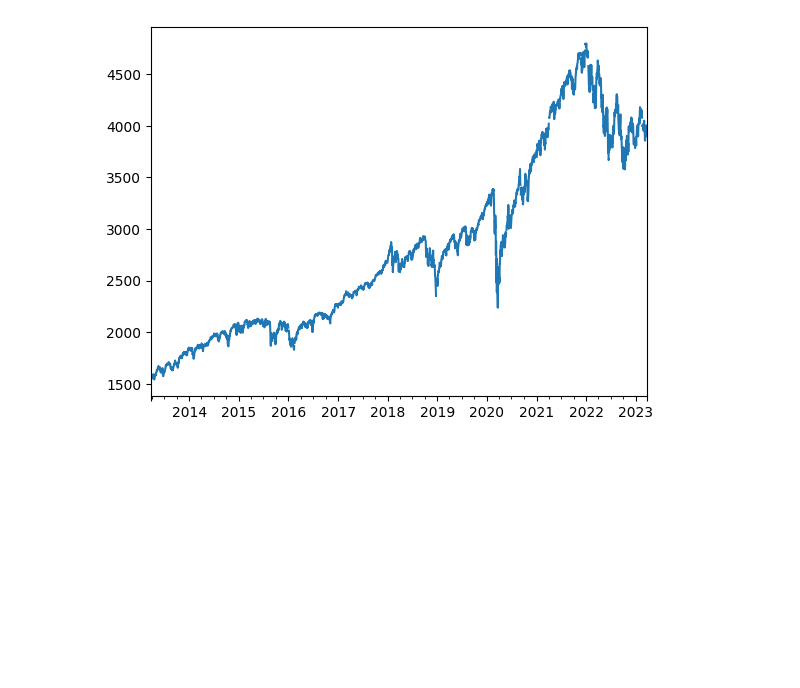
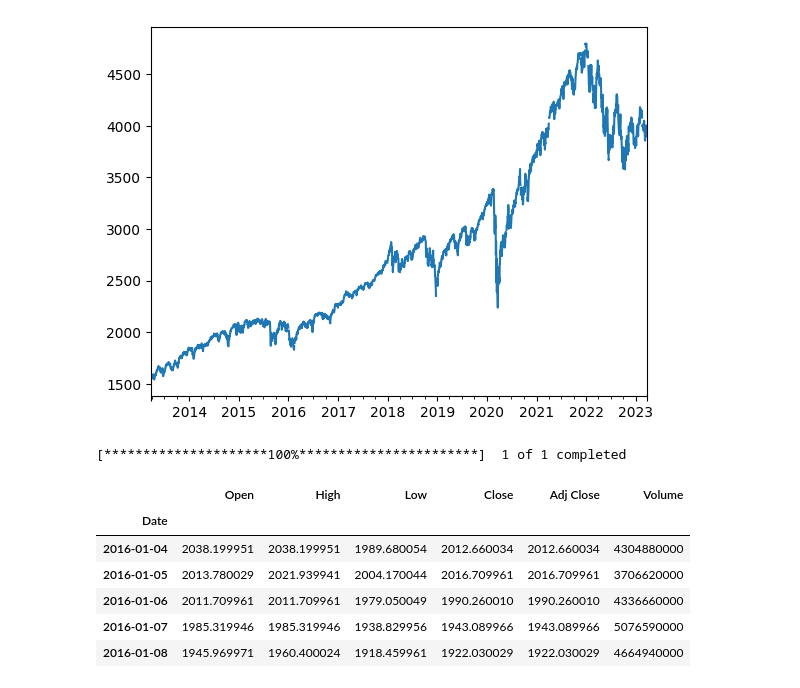
Before and after one commit to cneville/dash, a Jupyter notebook: scratchpad.ipynb, the cells around one changed output. Drawn from its saved outputs; the diff is of its cells as text; code cells hidden in the pictures; blank space fills up the shorter version.

```diff
--- a/scratchpad.ipynb
+++ b/scratchpad.ipynb
@@ -27,0 +31,15 @@ data.plot()
+# %%
+df_spc = yf.download (tickers = "^GSPC", start = "2016-01-01",
+                              end = "2019-09-01", interval = "1d")
+# %% [output]
+[*********************100%***********************]  1 of 1 completed
+# %%
+df_spc.head()
+# %% [output]
+|  | Open | High | Low | Close | Adj Close | Volume |
+| Date |  |  |  |  |  |  |
+| 2016-01-04 | 2038.199951 | 2038.199951 | 1989.680054 | 2012.660034 | 2012.660034 | 4304880000 |
+| 2016-01-05 | 2013.780029 | 2021.939941 | 2004.170044 | 2016.709961 | 2016.709961 | 3706620000 |
+| 2016-01-06 | 2011.709961 | 2011.709961 | 1979.050049 | 1990.260010 | 1990.260010 | 4336660000 |
+| 2016-01-07 | 1985.319946 | 1985.319946 | 1938.829956 | 1943.089966 | 1943.089966 | 5076590000 |
+| 2016-01-08 | 1945.969971 | 1960.400024 | 1918.459961 | 1922.030029 | 1922.030029 | 4664940000 |
```
Also changed, not shown: parts of 4 cells of this notebook, 1 other file.
